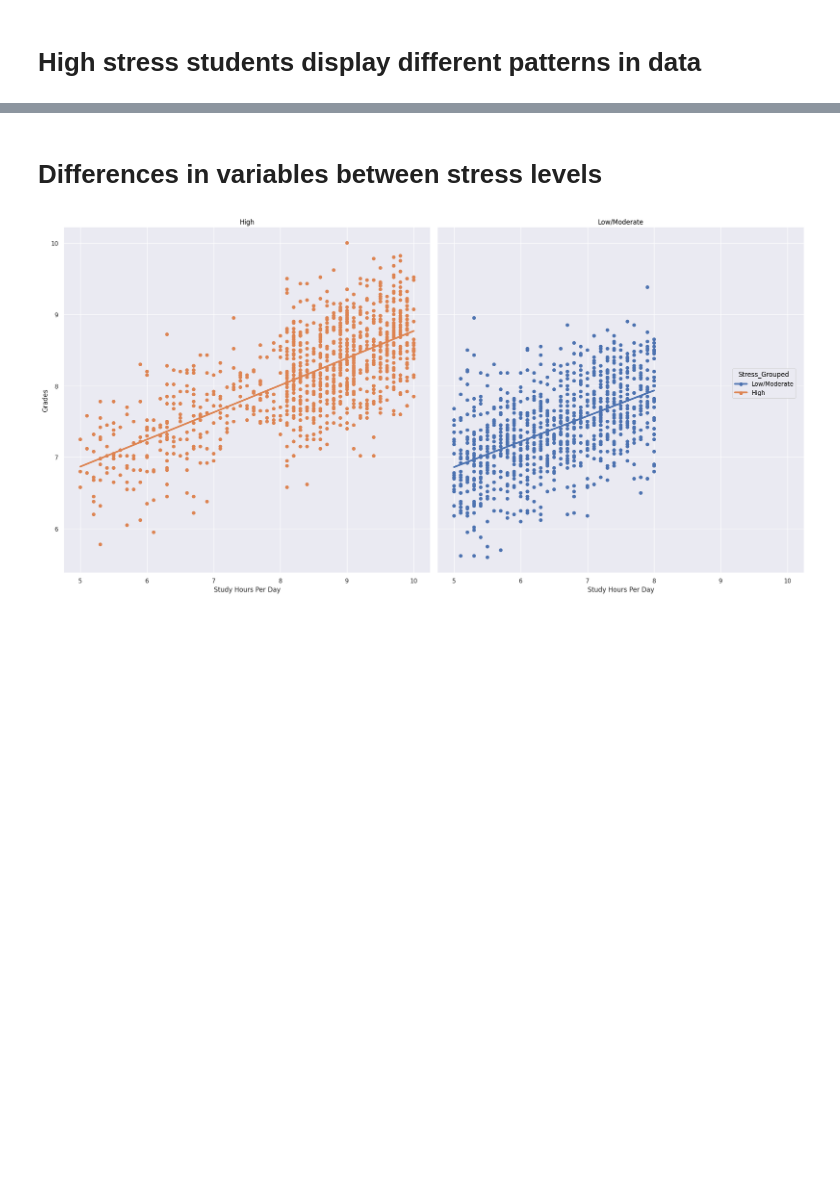
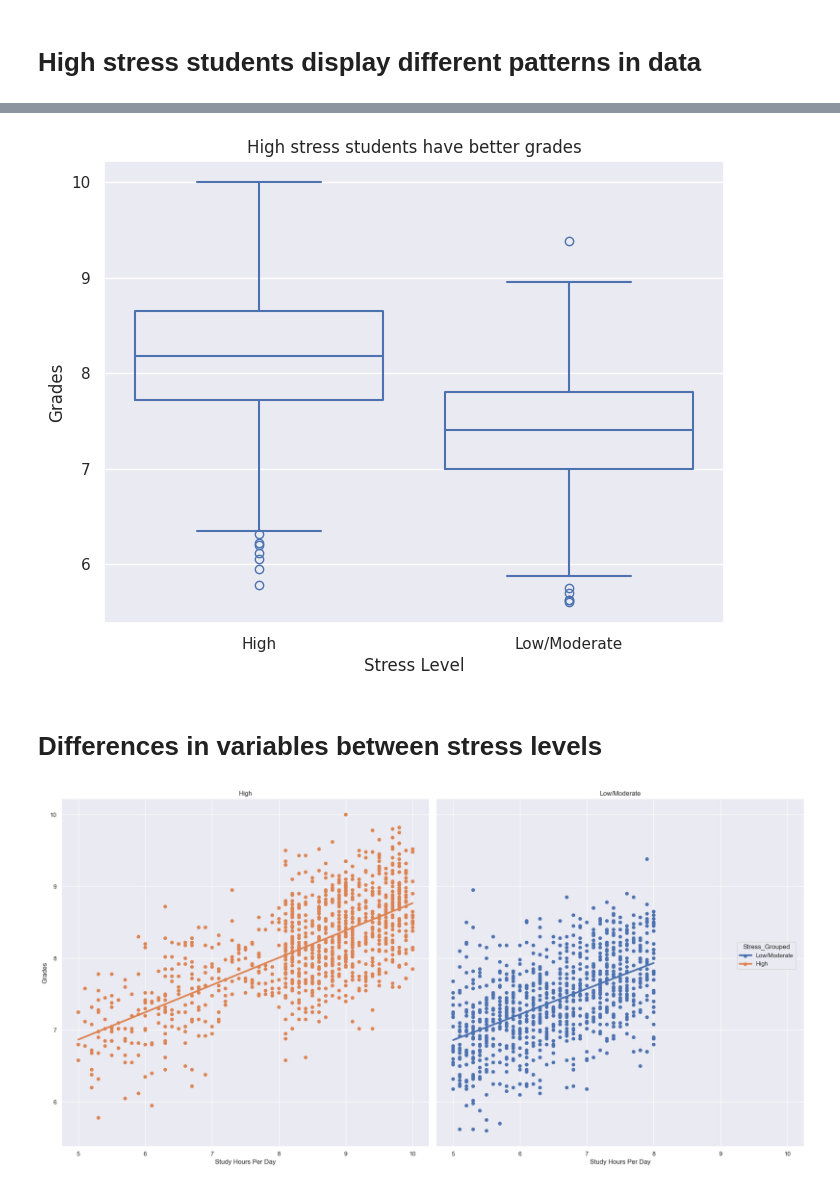
Before and after one commit to vramaiah/student-success-factors, a Jupyter notebook: student_success.ipynb, the cells around one changed output, grey strips where cells are left out. Saved outputs shown, nothing was run; the diff lists cells and outputs as text; code cells hidden in the pictures; blank space fills up the shorter version.

```diff
--- a/student_success.ipynb
+++ b/student_success.ipynb
@@ -184,3 +188,15 @@ plt.show()
+# %%
+# Create the boxplot
+plt.figure(figsize=(8, 6))
+sns.boxplot(data=df, x=STRESS_GROUPED, y=GRADES, fill=False)
+
+# Labeling
+plt.title("High stress students have better grades")
+plt.xlabel("Stress Level")
+plt.ylabel("Grades")
+plt.show()
+# %% [output]
+[figure, added]
 # %% [markdown]
 # Differences in variables between stress levels
 # %%
```
Also changed, not shown: parts of 10 cells of this notebook.
